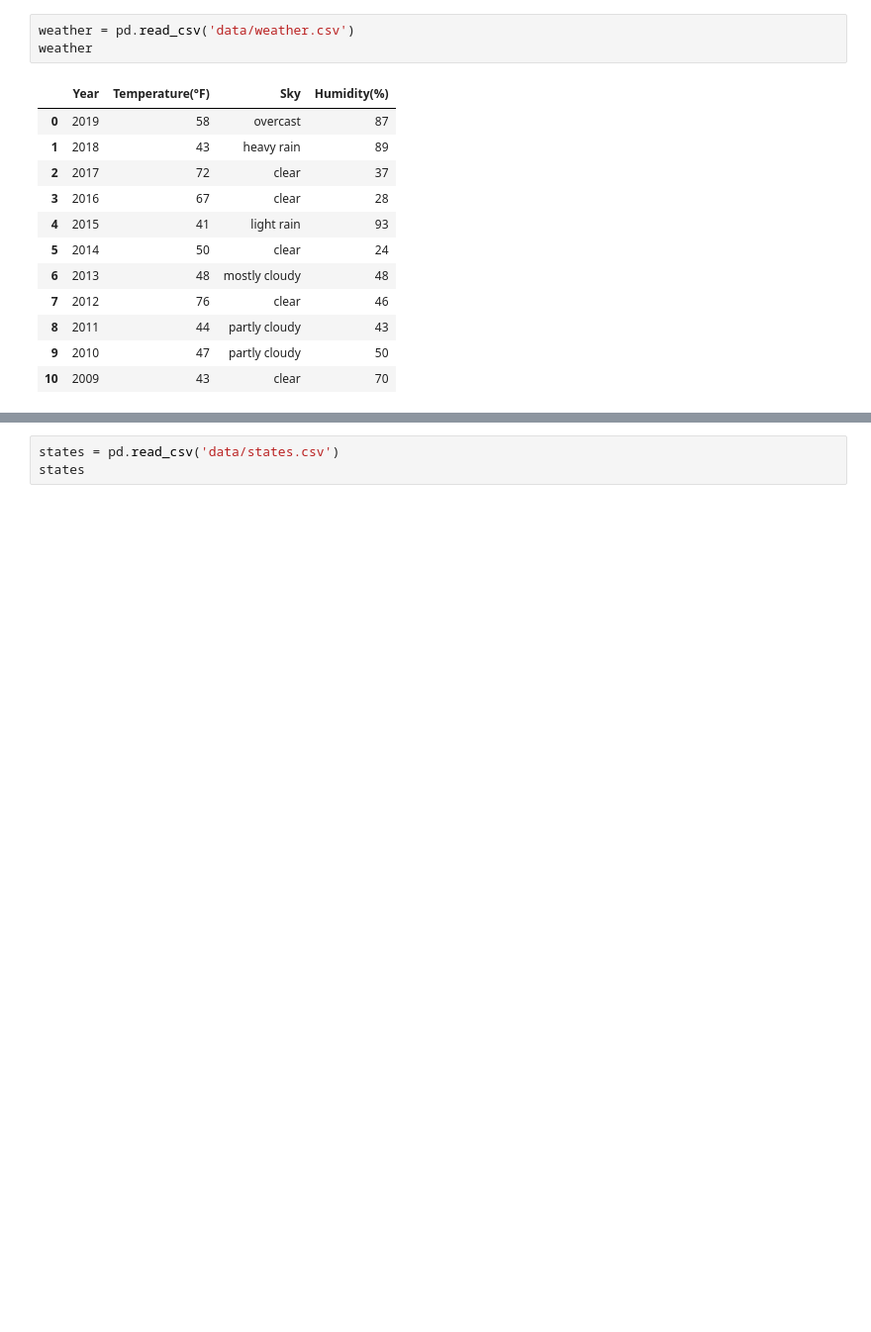
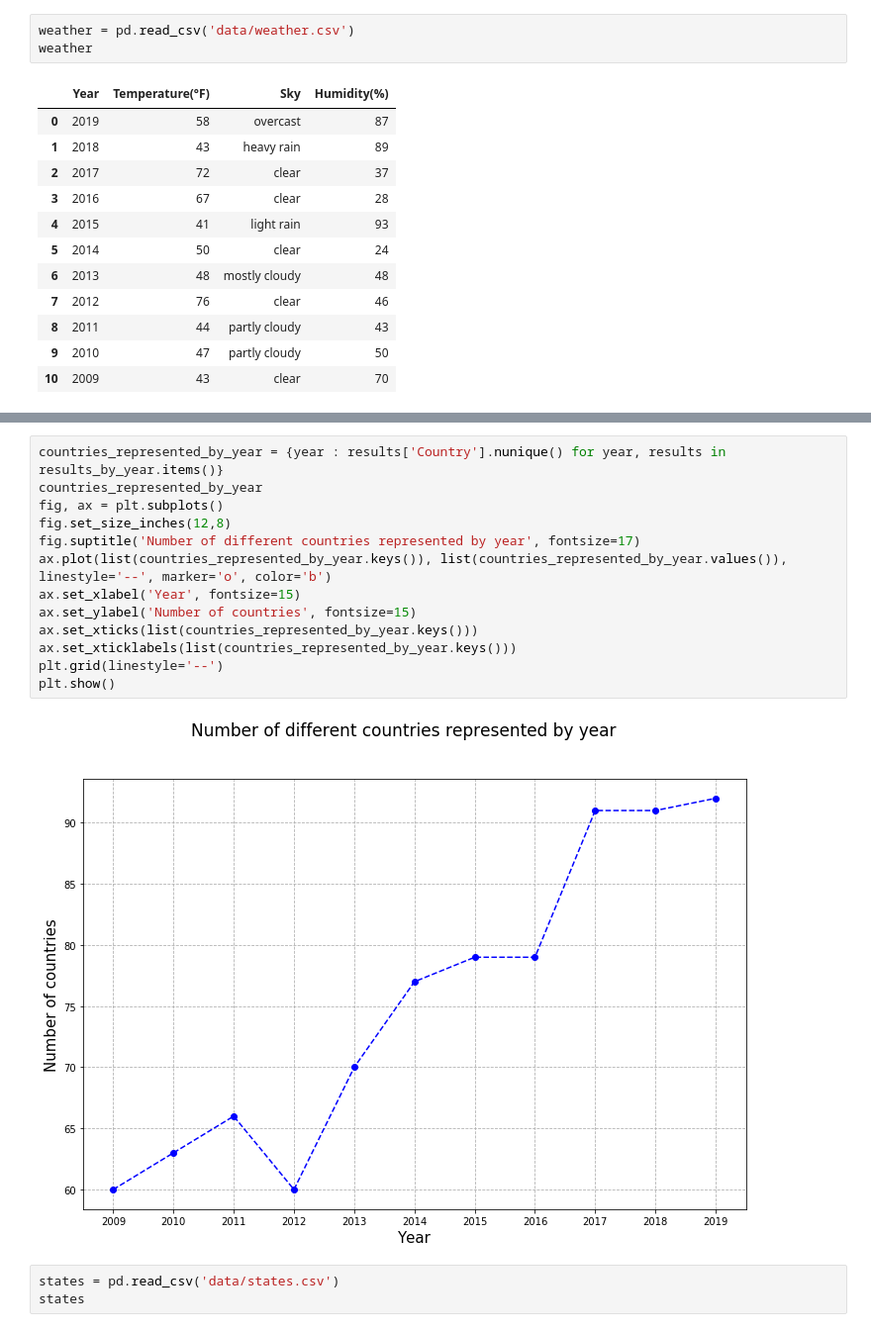
Before and after one commit to tadeq/Boston-marathon-data-analysis, a Jupyter notebook: data_analysis.ipynb, the cells around one changed output, grey strips where cells are left out. Shown at 99% size. Cells and saved outputs as stored; diff of their text form; blank space fills up the shorter version.

```diff
--- a/data_analysis.ipynb
+++ b/data_analysis.ipynb
@@ -156,3 +172,18 @@ countries_represented_by_year
+# %%
+countries_represented_by_year = {year : results['Country'].nunique() for year, results in results_by_year.items()}
+countries_represented_by_year
+fig, ax = plt.subplots()
+fig.set_size_inches(12,8)
+fig.suptitle('Number of different countries represented by year', fontsize=17)
+ax.plot(list(countries_represented_by_year.keys()), list(countries_represented_by_year.values()), linestyle='--', marker='o', color='b')
+ax.set_xlabel('Year', fontsize=15)
+ax.set_ylabel('Number of countries', fontsize=15)
+ax.set_xticks(list(countries_represented_by_year.keys()))
+ax.set_xticklabels(list(countries_represented_by_year.keys()))
+plt.grid(linestyle='--')
+plt.show()
+# %% [output]
+[figure, added]
 # %%
 states = pd.read_csv('data/states.csv')
 states
```
Also changed, not shown: parts of 6 cells of this notebook.
